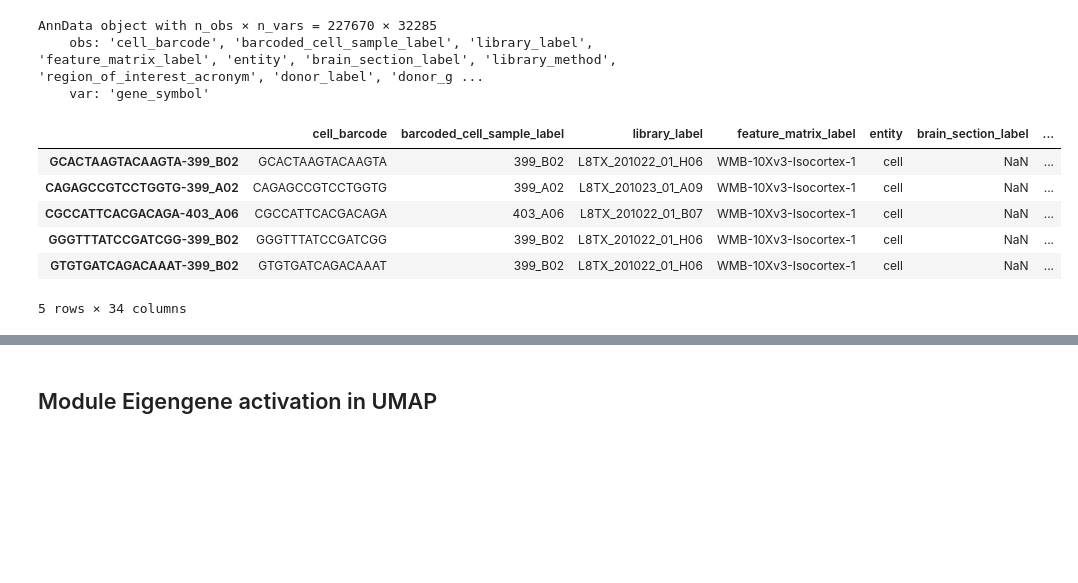
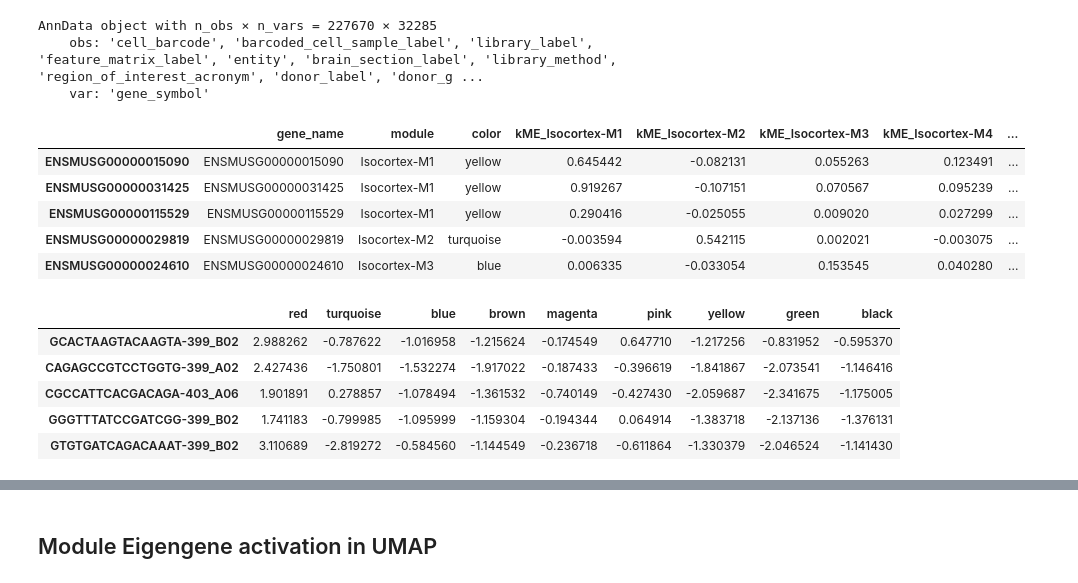
Before and after one commit to BioProteanLabs/ABCA_analysis, a Jupyter notebook: scRNA-seq/04_ME_explore_plots.ipynb, the cells around one changed output, grey strips where cells are left out. Saved outputs shown, nothing was run; the diff lists cells and outputs as text; code cells hidden in the pictures; blank space fills up the shorter version.

Commit message:
Numerous updates to analyze immune and microglial cells

```diff
--- a/scRNA-seq/04_ME_explore_plots.ipynb
+++ b/scRNA-seq/04_ME_explore_plots.ipynb
@@ -17,16 +22,28 @@ adata
 AnnData object with n_obs × n_vars = 227670 × 32285
     obs: 'cell_barcode', 'barcoded_cell_sample_label', 'library_label', 'feature_matrix_label', 'entity', 'brain_section_label', 'library_method', 'region_of_interest_acronym', 'donor_label', 'donor_g ...
     var: 'gene_symbol'
+# %%
+# Loading Module Eigengenes dataframe
+base_path = Path("/data/scRNA/ABCA/AIBS/AWS/expression_matrices/WMB-10Xv3/20230630/outputs")
+modules_df = pd.read_csv(base_path / f"WMB-10Xv3-{select_region}-raw-mc-wgcna-modules.csv", index_col="Unnamed: 0")
+modules_df.head()
+# %% [output]
+|  | gene_name | module | color | kME_Isocortex-M1 | kME_Isocortex-M2 | kME_Isocortex-M3 | kME_Isocortex-M4 | ... |
+| ENSMUSG00000015090 | ENSMUSG00000015090 | Isocortex-M1 | yellow | 0.645442 | -0.082131 | 0.055263 | 0.123491 | ... |
+| ENSMUSG00000031425 | ENSMUSG00000031425 | Isocortex-M1 | yellow | 0.919267 | -0.107151 | 0.070567 | 0.095239 | ... |
+| ENSMUSG00000115529 | ENSMUSG00000115529 | Isocortex-M1 | yellow | 0.290416 | -0.025055 | 0.009020 | 0.027299 | ... |
+| ENSMUSG00000029819 | ENSMUSG00000029819 | Isocortex-M2 | turquoise | -0.003594 | 0.542115 | 0.002021 | -0.003075 | ... |
+| ENSMUSG00000024610 | ENSMUSG00000024610 | Isocortex-M3 | blue | 0.006335 | -0.033054 | 0.153545 | 0.040280 | ... |
 # %%
-MEs_df = pd.read_csv("/data/scRNA/ABCA/AIBS/AWS/expression_matrices/WMB-10Xv3/20230630/outputs/WMB-10Xv3-Isocortex-1-raw-sc-wgcna-MEs.csv",\
-    index_col = "Unnamed: 0")
-merged_df = pd.merge(adata.obs, MEs_df, left_index=True, right_index=True)
-merged_df.head()
+# Loading Module Eigengenes dataframe
+base_path = Path("/data/scRNA/ABCA/AIBS/AWS/expression_matrices/WMB-10Xv3/20230630/outputs")
+MEs_df = pd.read_csv(base_path / f"WMB-10Xv3-{select_region}-raw-mc-wgcna-MEs.csv", index_col="Unnamed: 0")
+MEs_df = MEs_df.drop(columns=["grey"])
+MEs_df.head()
 # %% [output]
-|  | cell_barcode | barcoded_cell_sample_label | library_label | feature_matrix_label | entity | brain_section_label | ... |
-| GCACTAAGTACAAGTA-399_B02 | GCACTAAGTACAAGTA | 399_B02 | L8TX_201022_01_H06 | WMB-10Xv3-Isocortex-1 | cell | NaN | ... |
-| CAGAGCCGTCCTGGTG-399_A02 | CAGAGCCGTCCTGGTG | 399_A02 | L8TX_201023_01_A09 | WMB-10Xv3-Isocortex-1 | cell | NaN | ... |
-| CGCCATTCACGACAGA-403_A06 | CGCCATTCACGACAGA | 403_A06 | L8TX_201022_01_B07 | WMB-10Xv3-Isocortex-1 | cell | NaN | ... |
-| GGGTTTATCCGATCGG-399_B02 | GGGTTTATCCGATCGG | 399_B02 | L8TX_201022_01_H06 | WMB-10Xv3-Isocortex-1 | cell | NaN | ... |
-| GTGTGATCAGACAAAT-399_B02 | GTGTGATCAGACAAAT | 399_B02 | L8TX_201022_01_H06 | WMB-10Xv3-Isocortex-1 | cell | NaN | ... |
+|  | red | turquoise | blue | brown | magenta | pink | yellow | green | black |
+| GCACTAAGTACAAGTA-399_B02 | 2.988262 | -0.787622 | -1.016958 | -1.215624 | -0.174549 | 0.647710 | -1.217256 | -0.831952 | -0.595370 |
+| CAGAGCCGTCCTGGTG-399_A02 | 2.427436 | -1.750801 | -1.532274 | -1.917022 | -0.187433 | -0.396619 | -1.841867 | -2.073541 | -1.146416 |
+| CGCCATTCACGACAGA-403_A06 | 1.901891 | 0.278857 | -1.078494 | -1.361532 | -0.740149 | -0.427430 | -2.059687 | -2.341675 | -1.175005 |
+| GGGTTTATCCGATCGG-399_B02 | 1.741183 | -0.799985 | -1.095999 | -1.159304 | -0.194344 | 0.064914 | -1.383718 | -2.137136 | -1.376131 |
+| GTGTGATCAGACAAAT-399_B02 | 3.110689 | -2.819272 | -0.584560 | -1.144549 | -0.236718 | -0.611864 | -1.330379 | -2.046524 | -1.141430 |
-5 rows × 34 columns
```
Also changed, not shown: parts of 22 cells of this notebook, 3 other files.
